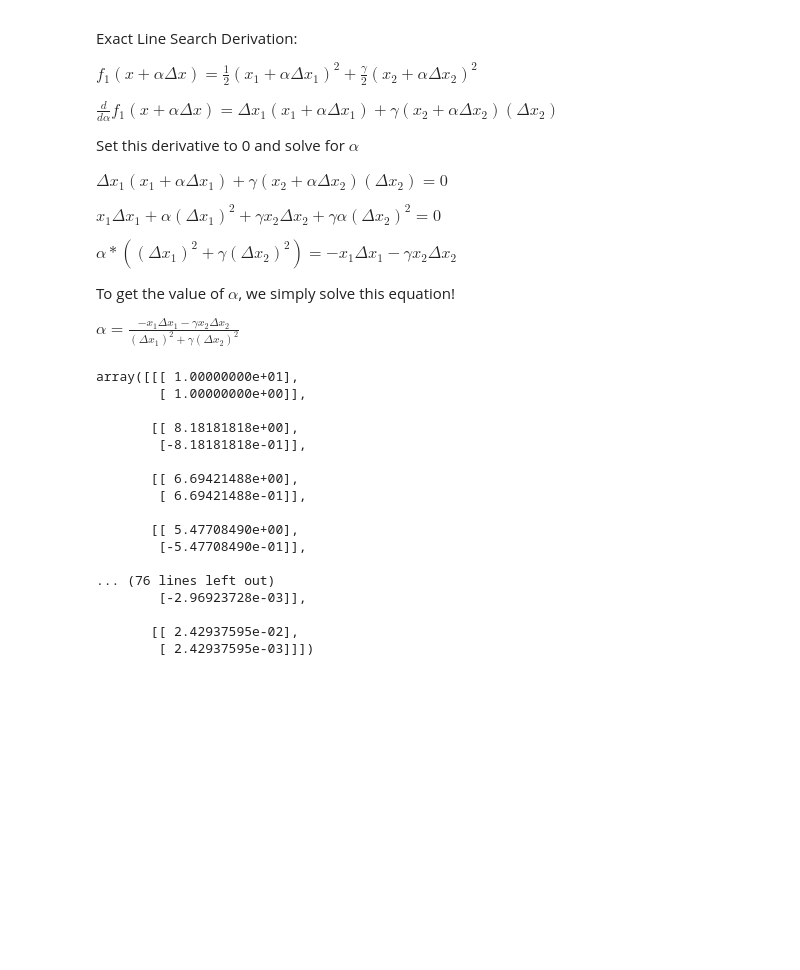
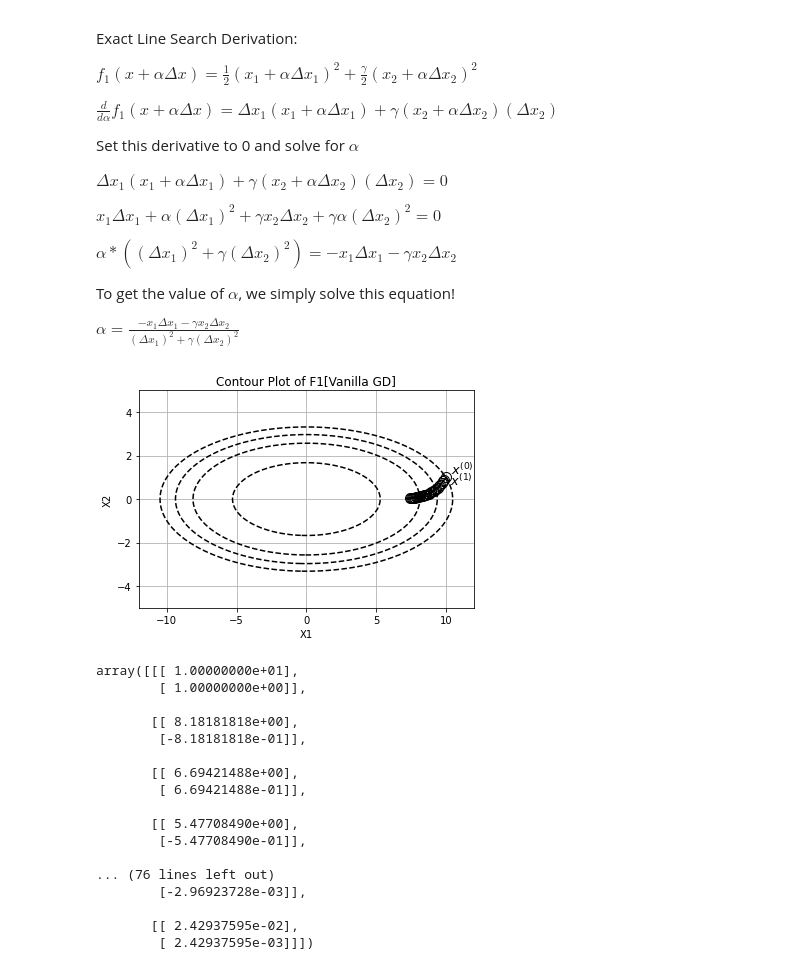
Before and after one commit to Ravi-Raghavan/ConvexOptimization, a Jupyter notebook: hw4.ipynb, the cells around one changed output. Saved outputs shown, nothing was run; the diff lists cells and outputs as text; code cells hidden in the pictures; blank space fills up the shorter version.

```diff
--- a/hw4.ipynb
+++ b/hw4.ipynb
@@ -201,6 +201,45 @@ x0 = np.array([[10], [1]]) #Initial value of iterate
 # %%
 #run vanilla gradient descent for f1(i.e. the quadratic function)
 f1_vanilla_gd_iterates, f1_vanilla_gd_function_values = vanilla_gradient_descent(f1, f1_gradient, x0, 0.01, 30, 1e-4)
+# %%
+#define ranges for x1 and x2
+x1 = np.linspace(-12, 12, 2000)
+x2 = np.linspace(-5, 5, 2000)
+
+#generate (x,y) coordinates for contour grid given x1(x coord) and x2(y coord)
+X1, X2 = np.meshgrid(x1, x2)
+
+#function to calculate f1 value
+#x1, x2: inputs
+#gamma: function input
+def f1_plot(x1, x2, gamma = 10):
+    return 0.5 * ((x1 ** 2) + (gamma * (x2 ** 2)))
+
+#given points on the contour grid, get function values
+F = f1_plot(X1, X2)
+
+#plot f1 vanilla GD iterates
+for point in f1_vanilla_gd_iterates:
+    plt.plot(point[0, 0], point[1, 0], 'o', markersize=10, color='black', markerfacecolor='none')
+
+#label x^(0) and x^(1)
+offset = 0.4
+plt.text(f1_vanilla_gd_iterates[0][0, 0] + offset, f1_vanilla_gd_iterates[0][1, 0], r'$x^{(0)}$', fontsize=13, color='black', va='bottom', ha='left')
+plt.text(f1_vanilla_gd_iterates[1][0, 0] + offset, f1_vanilla_gd_iterates[1][1, 0] - offset, r'$x^{(1)}$', fontsize=13, color='black', va='bottom', ha='left')
+
+#Connect iterates via a line
+for i in range(len(f1_vanilla_gd_iterates)-1):
+    plt.plot([f1_vanilla_gd_iterates[i][0, 0], f1_vanilla_gd_iterates[i+1][0, 0]], [f1_vanilla_gd_iterates[i][1, 0], f1_vanilla_gd_iterates[i+1][1, 0]], color='black', linestyle='-')
+
+#Plot contour lines
+plt.contour(X1, X2, F, levels = [14, 33, 44, 55], colors='black', linestyles='dashed')
+plt.xlabel('X1')
+plt.ylabel('X2')
+plt.title('Contour Plot of F1[Vanilla GD]')
+plt.grid(True)
+plt.show()
+# %% [output]
+[figure, added]
 # %%
 #run gradient descent, with exact line search, for f1(i.e. the quadratic function)
 f1_exact_line_search_iterates, f1_exact_line_search_function_values = exact_line_search_gradient_descent(f1, f1_gradient, f1_exact_line_search, x0, 30, 1e-4)
```
Also changed, not shown: parts of 3 cells of this notebook.
